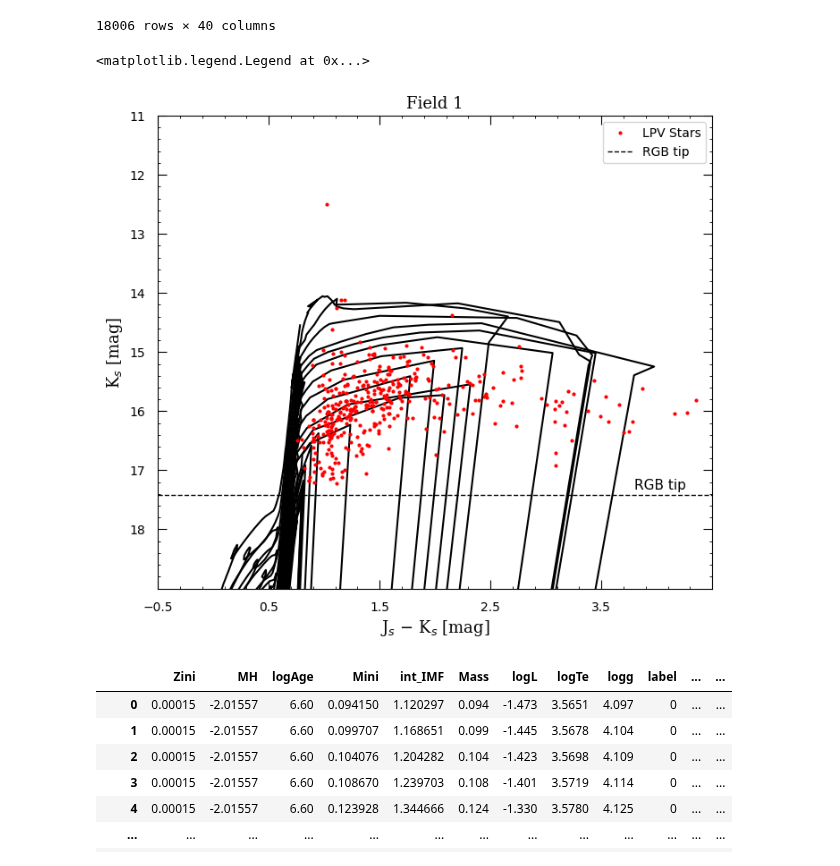
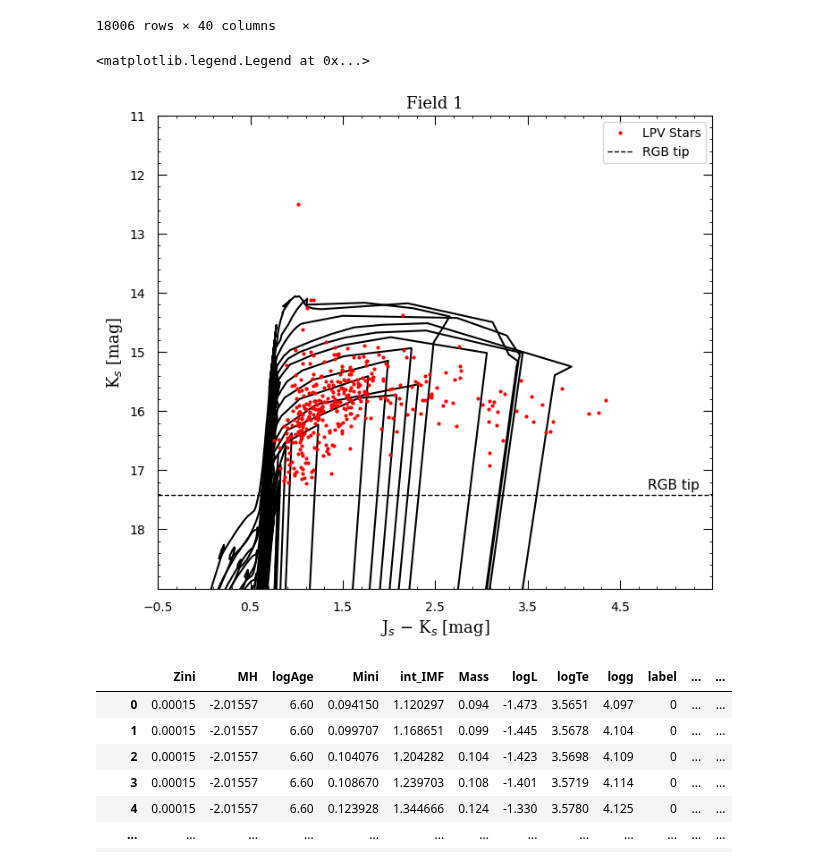
Before and after one commit to Mahdi-Abdollahii/NGC_6822, a Jupyter notebook: Isochrones_Visualizations/NGC6822_ISO_00015.ipynb, the cells around one changed output. Cells and saved outputs as stored; diff of their text form; code cells hidden in the pictures.

```diff
--- a/Isochrones_Visualizations/NGC6822_ISO_00015.ipynb
+++ b/Isochrones_Visualizations/NGC6822_ISO_00015.ipynb
@@ -192,38 +191,38 @@ plt.tick_params(axis='x'   ,which='both' ,top= True    ,direction='in')
 plt.tick_params(axis='y'   ,which='both' ,right= True  ,direction='in')
 plt.minorticks_on()
 
-xmax , xmin = 4.5 , -0.5
+xmax , xmin = 5.5 , -0.5
 ymax , ymin = 19  , 11
 
 plt.xticks(np.arange(xmin , xmax , step=1))
 plt.yticks(np.arange(ymin , ymax , step=1))
 plt.xlim(xmin, xmax )
 plt.ylim(ymax, ymin )
 
 #Selected Stars 'LPV'
 plt.xlabel('J$_s$ $-$ K$_s$ [mag]', fontsize = 13, fontname = "serif")
 plt.ylabel('K$_s$ [mag]'          , fontsize = 13, fontname = "serif")
 
 #ISO
 LOG_AGE = [8,8.1,8.2,8.3,8.4,8.5,8.6,8.7,8.8,8.9,9,9.1,9.2,9.3,9.4,9.5,9.6,9.7,9.8,9.9,10,10.1]
 
 for i in LOG_AGE :
   X_ISO = (ISO_df_01[ ISO_df_01['logAge'] == i ]['Jmag'] - Aj)  -  (ISO_df_01[ ISO_df_01['logAge'] == i ]['Kmag'] - Ak)
   Y_ISO = (ISO_df_01[ ISO_df_01['logAge'] == i ]['Kmag'] - Ak) + DM
   plt.plot(X_ISO,Y_ISO , 'k')
 
 #All stars
 plt.plot(X, Y,'r.', markersize = '4', label = 'LPV Stars')
 
 #RGBT
 plt.axhline(y= RGBT , linewidth=1, color='k', linestyle='--', label = 'RGB tip')
 plt.text( xmax - 0.7 , RGBT - 0.1 , 'RGB tip', fontsize=11)
 
 plt.legend(loc='upper right')
 #plt.savefig('CMD-Field1.jpeg', bbox_inches='tight', dpi = 400)
 # %% [output]
 <matplotlib.legend.Legend at 0x...>
-[figure, old version]
+[figure, new version]
 # %%
 ISO_df_1= pd.read_csv("ISO_1.csv")
 ISO_df_1['logAge'] = round(ISO_df_1['logAge'], 3)
```
Also changed, not shown: parts of 3 cells of this notebook.
